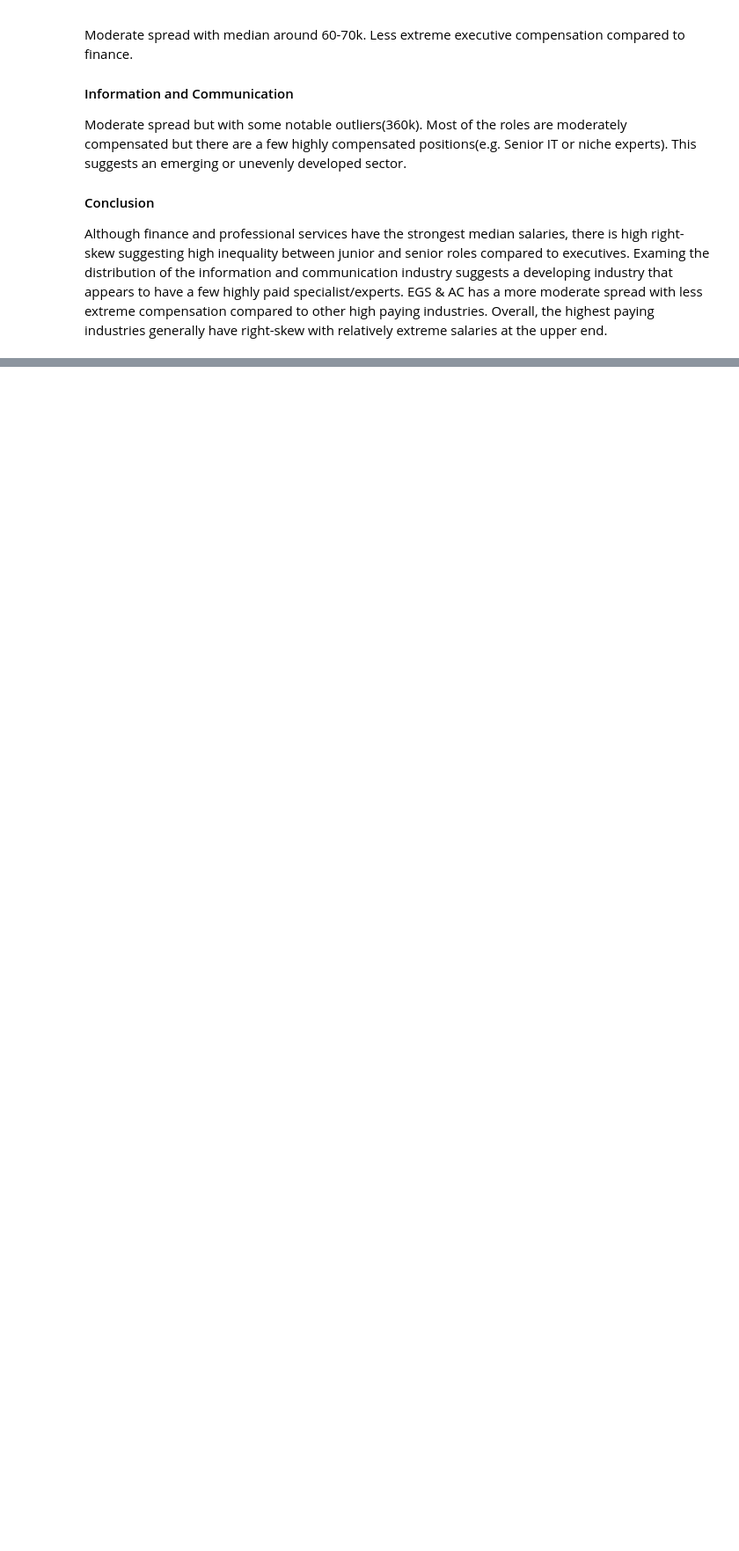
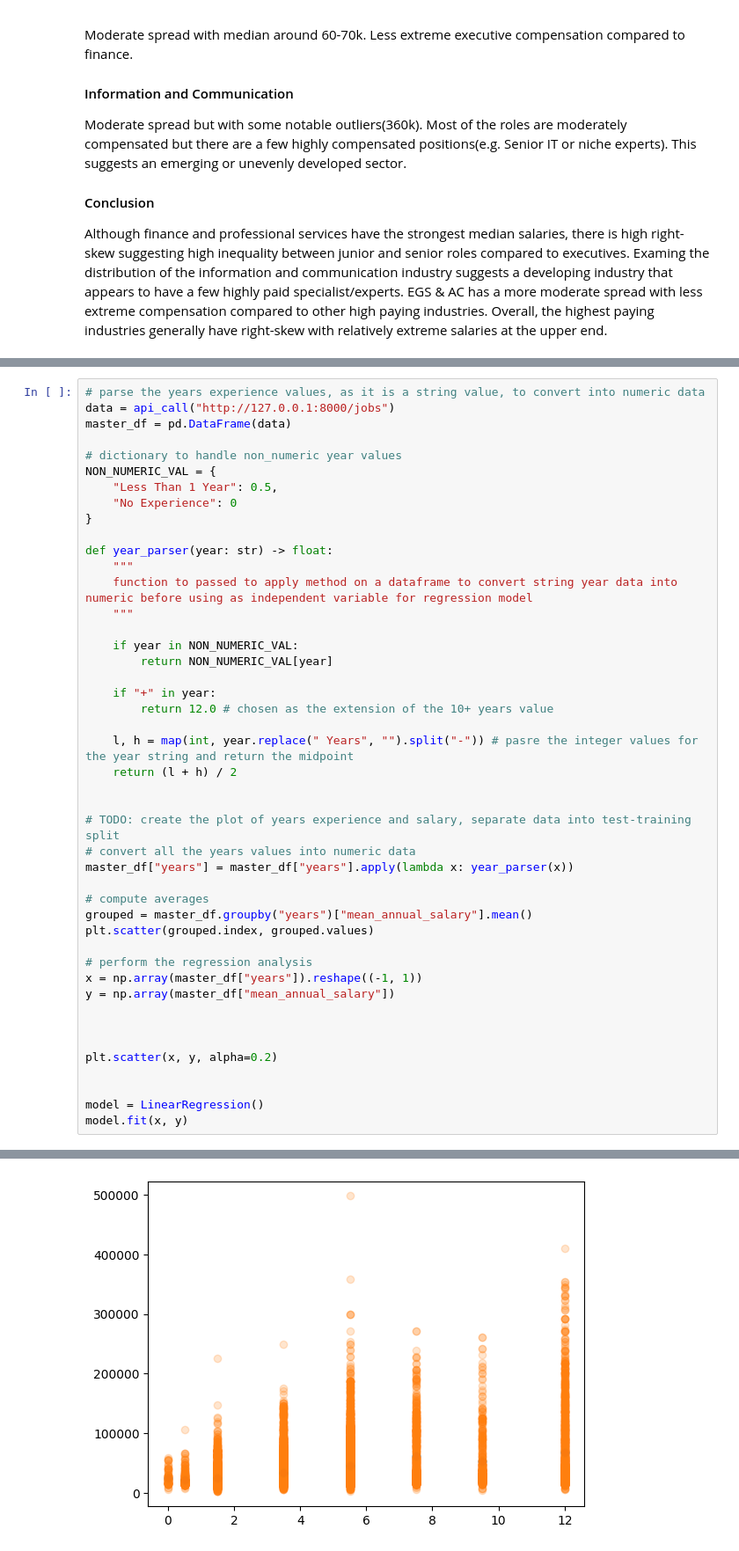
Before and after one commit to everupward248/worc_api, a Jupyter notebook: src/helper_modules/data_analysis.ipynb, the cells around one changed output, grey strips where cells are left out. Shown at 88% size. Drawn from its saved outputs; the diff is of its cells as text; blank space fills up the shorter version.

```diff
--- a/src/helper_modules/data_analysis.ipynb
+++ b/src/helper_modules/data_analysis.ipynb
@@ -292,0 +315,46 @@ Although finance and professional services have the strongest median salaries, t
+# %%
+# parse the years experience values, as it is a string value, to convert into numeric data
+data = api_call("http://127.0.0.1:8000/jobs")
+master_df = pd.DataFrame(data)
+
+# dictionary to handle non_numeric year values
+NON_NUMERIC_VAL = {
+    "Less Than 1 Year": 0.5,
+    "No Experience": 0
+}
+
+def year_parser(year: str) -> float:
+    """
+    function to passed to apply method on a dataframe to convert string year data into numeric before using as independent variable for regression model
+    """
+
+    if year in NON_NUMERIC_VAL:
+        return NON_NUMERIC_VAL[year]
+
+    if "+" in year:
+        return 12.0 # chosen as the extension of the 10+ years value
+
+    l, h = map(int, year.replace(" Years", "").split("-")) # pasre the integer values for the year string and return the midpoint
+    return (l + h) / 2
+
+
+# TODO: create the plot of years experience and salary, separate data into test-training split
+# convert all the years values into numeric data
+master_df["years"] = master_df["years"].apply(lambda x: year_parser(x))
+
+# compute averages
+grouped = master_df.groupby("years")["mean_annual_salary"].mean()
+plt.scatter(grouped.index, grouped.values)
+
+# perform the regression analysis
+x = np.array(master_df["years"]).reshape((-1, 1))
+y = np.array(master_df["mean_annual_salary"])
+
+
+
+plt.scatter(x, y, alpha=0.2)
+
+
+model = LinearRegression()
+model.fit(x, y)
+# %% [output]
@@ -292,0 +362 @@ Although finance and professional services have the strongest median salaries, t
+[figure, added]
```
Also changed, not shown: parts of 6 cells of this notebook, 3 other files.
